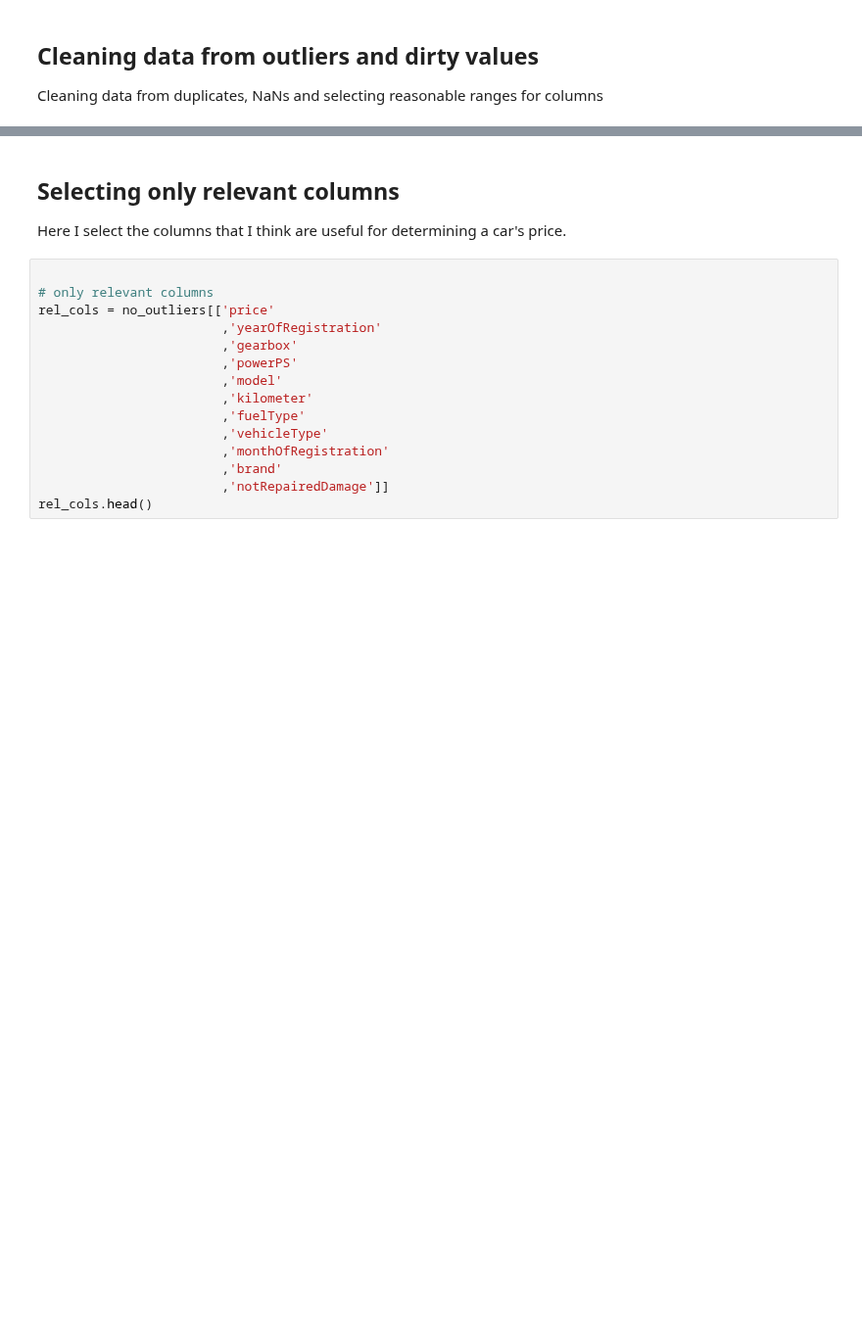
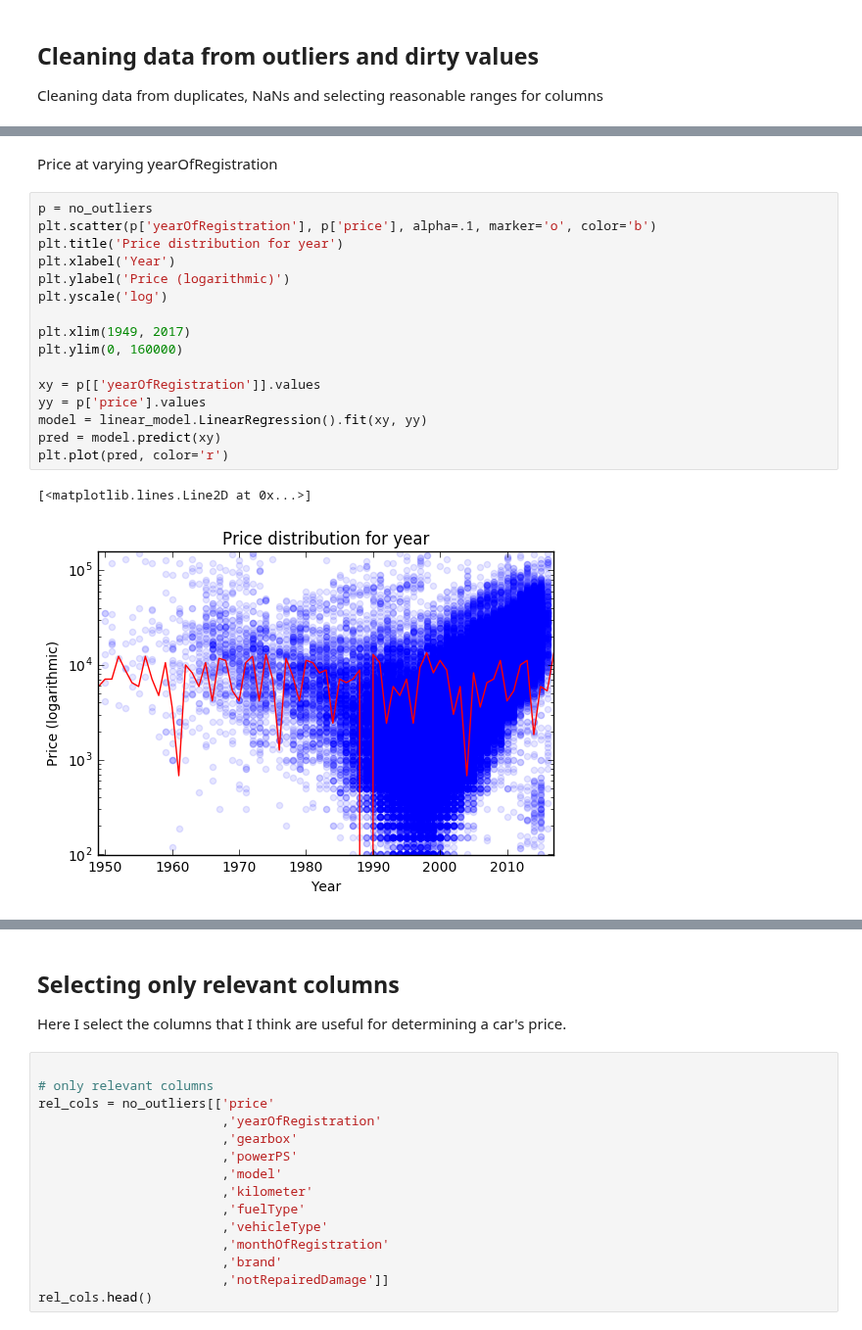
Before and after one commit to ddmng/jupyter-test, a Jupyter notebook: Autos-Copy1.ipynb, the cells around one changed output, grey strips where cells are left out. Shown at 98% size. Cells and saved outputs as stored; diff of their text form; blank space fills up the shorter version.

```diff
--- a/Autos-Copy1.ipynb
+++ b/Autos-Copy1.ipynb
@@ -96,0 +123,21 @@ Data kept for analisys: 65 percent of the entire set
+# %% [markdown]
+Price at varying yearOfRegistration
+# %%
+p = no_outliers
+plt.scatter(p['yearOfRegistration'], p['price'], alpha=.1, marker='o', color='b')
+plt.title('Price distribution for year')
+plt.xlabel('Year')
+plt.ylabel('Price (logarithmic)')
+plt.yscale('log')
+
+plt.xlim(1949, 2017)
+plt.ylim(0, 160000)
+
+xy = p[['yearOfRegistration']].values
+yy = p['price'].values
+model = linear_model.LinearRegression().fit(xy, yy)
+pred = model.predict(xy)
+plt.plot(pred, color='r')
+# %% [output]
+[<matplotlib.lines.Line2D at 0x...>]
+[figure, added]
```
Also changed, not shown: parts of 27 cells of this notebook, 1 other file.
